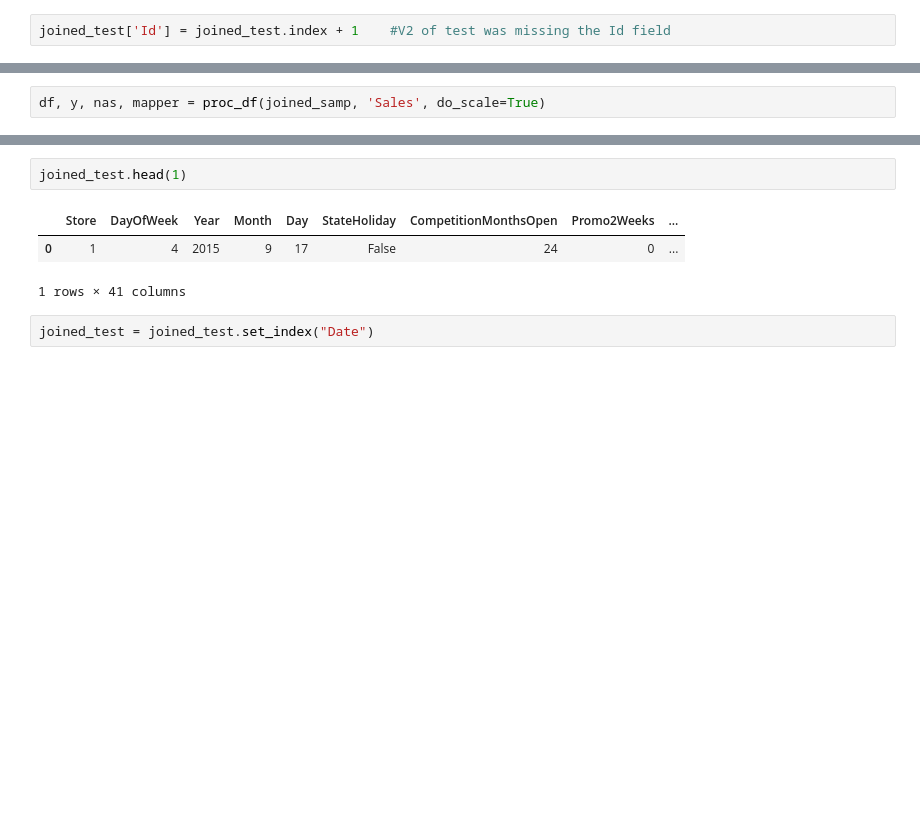
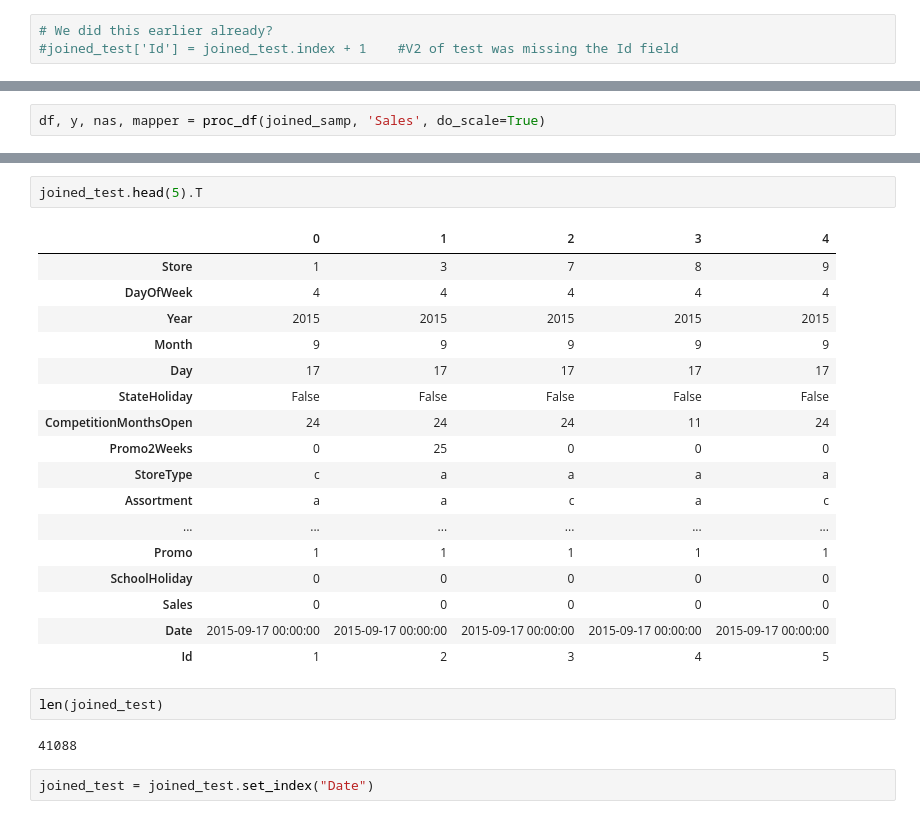
Before and after one commit to gsgbills/DeepLearning, a Jupyter notebook: DL1/DL3-rossman.ipynb, the cells around one changed output, grey strips where cells are left out. Saved outputs shown, nothing was run; the diff lists cells and outputs as text; blank space fills up the shorter version.

```diff
--- a/DL1/DL3-rossman.ipynb
+++ b/DL1/DL3-rossman.ipynb
@@ -552,3 +870,4 @@ Notice that the test set from Kaggle does not include an 'Id' field.
 # %%
-joined_test['Id'] = joined_test.index + 1    #V2 of test was missing the Id field
+# We did this earlier already?
+#joined_test['Id'] = joined_test.index + 1    #V2 of test was missing the Id field
 # %%
@@ -619,9 +974,27 @@ In this case, we need to predict the next two weeks of sales therefore we should
 # %%
-joined_test.head(1)
+joined_test.head(5).T
 # %% [output]
-|  | Store | DayOfWeek | Year | Month | Day | StateHoliday | CompetitionMonthsOpen | Promo2Weeks | ... |
-| 0 | 1 | 4 | 2015 | 9 | 17 | False | 24 | 0 | ... |
+|  | 0 | 1 | 2 | 3 | 4 |
+| Store | 1 | 3 | 7 | 8 | 9 |
+| DayOfWeek | 4 | 4 | 4 | 4 | 4 |
+| Year | 2015 | 2015 | 2015 | 2015 | 2015 |
+| Month | 9 | 9 | 9 | 9 | 9 |
+| Day | 17 | 17 | 17 | 17 | 17 |
+| StateHoliday | False | False | False | False | False |
+| CompetitionMonthsOpen | 24 | 24 | 24 | 11 | 24 |
+| Promo2Weeks | 0 | 25 | 0 | 0 | 0 |
+| StoreType | c | a | a | a | a |
+| Assortment | a | a | c | a | c |
+| ... | ... | ... | ... | ... | ... |
+| Promo | 1 | 1 | 1 | 1 | 1 |
+| SchoolHoliday | 0 | 0 | 0 | 0 | 0 |
+| Sales | 0 | 0 | 0 | 0 | 0 |
+| Date | 2015-09-17 00:00:00 | 2015-09-17 00:00:00 | 2015-09-17 00:00:00 | 2015-09-17 00:00:00 | 2015-09-17 00:00:00 |
+| Id | 1 | 2 | 3 | 4 | 5 |
-1 rows × 41 columns
+# %%
+len(joined_test)
+# %% [output]
+41088
 # %%
 joined_test = joined_test.set_index("Date")
 # %%
```
Also changed, not shown: parts of 133 cells of this notebook, 10 other files.
